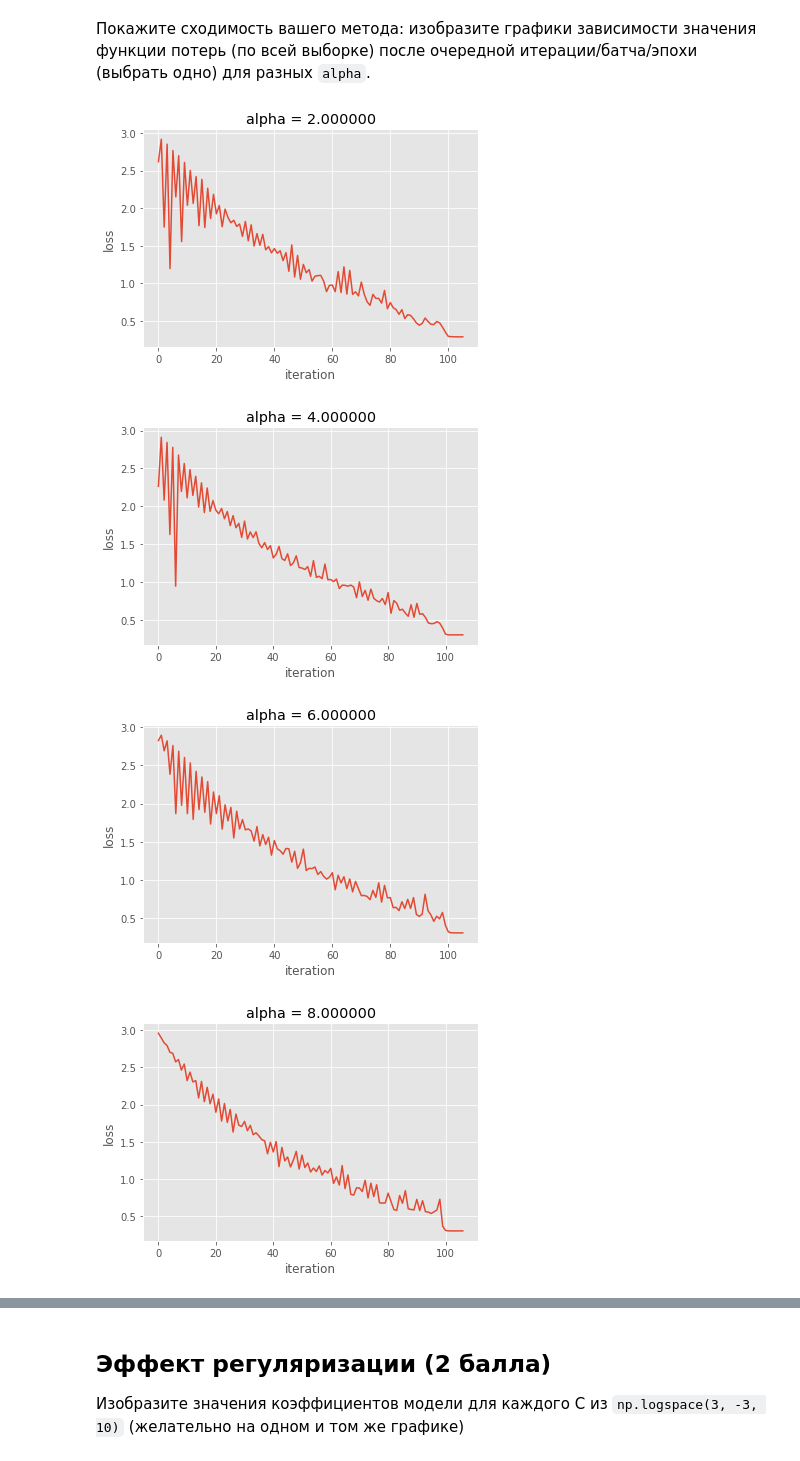
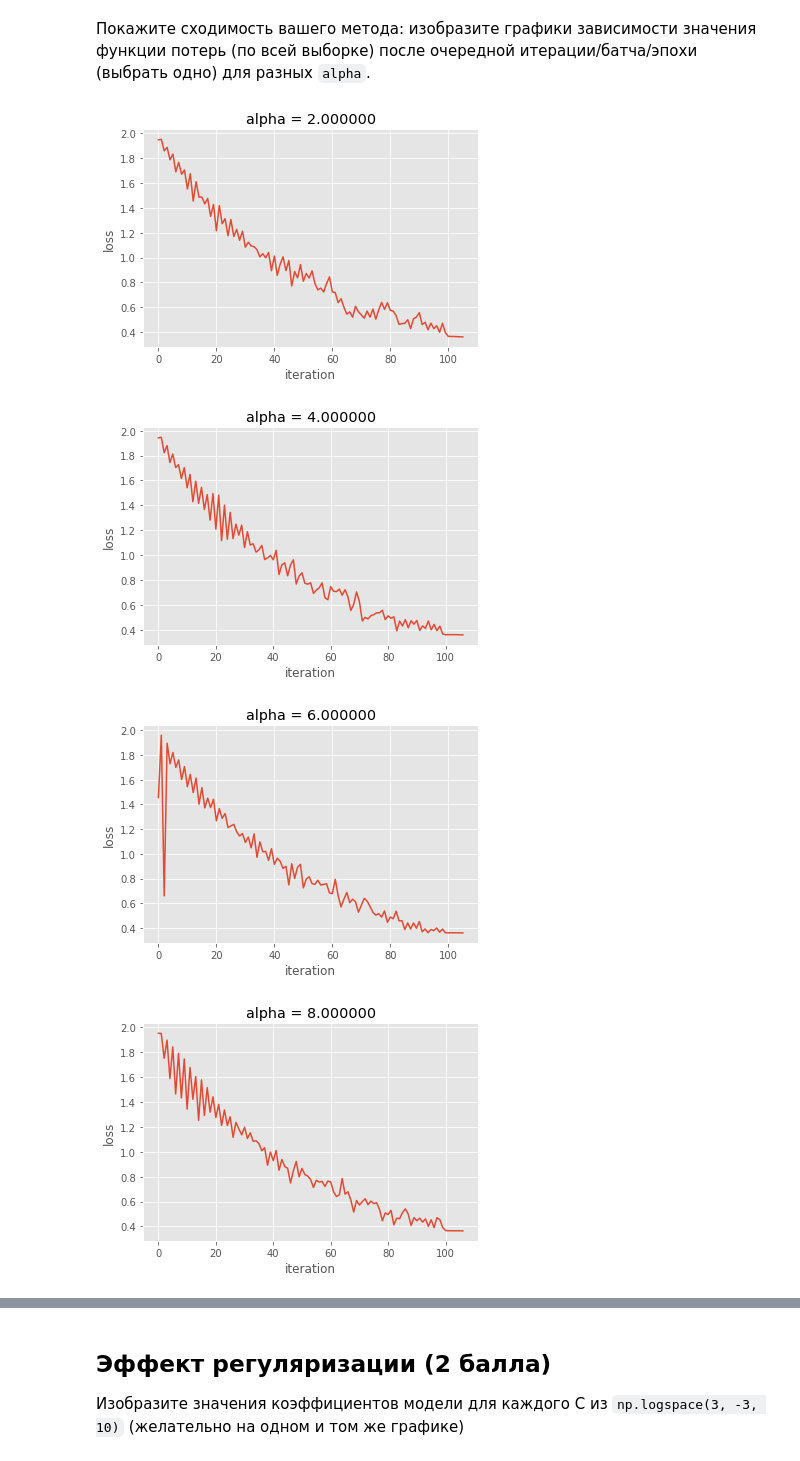
Before and after one commit to antosiv/dm1homework, a Jupyter notebook: 03/sivkov_hw3.ipynb, the cells around one changed output, grey strips where cells are left out. Saved outputs shown, nothing was run; the diff lists cells and outputs as text; code cells hidden in the pictures.

```diff
--- a/03/sivkov_hw3.ipynb
+++ b/03/sivkov_hw3.ipynb
@@ -243,8 +223,9 @@ X = np.vstack([gauss1, gauss2])
 y = np.r_[np.ones(200), np.zeros(200)]
 
 my_clf = MySGDClassifier(max_epoch=10)
-my_clf.fit(X, y, display_=['loss', 'gradient'])
+my_clf.fit(X, y)
 
+print(my_clf.model)
 plt.scatter(X[:, 0], X[:, 1], c=y)
 x = np.arange(-2, 9)
 y = -1 * (x * my_clf.model[1] + my_clf.model[0]) / my_clf.model[2]
@@ -279,17 +250,17 @@ X, y = make_classification(n_samples=100000, n_features=10,
 # %%
 # вручную подбирал параметры, при большем числе итераций loss стабильный
 for i in range(6):
     alpha = 2 * (i + 1)
-    my_clf = MySGDClassifier(alpha=alpha, max_epoch=1, batch_size=1024)
+    my_clf = MySGDClassifier(alpha=alpha, max_epoch=1, batch_size=1024, C=0.5)
     loss = my_clf.fit(X, y, count_losses=True)
     plt.figure(i + 1)
     plt.xlabel('iteration')
     plt.ylabel('loss')
     plt.title('alpha = %f' % alpha)
 
     plt.plot(np.arange(len(loss[1])), loss[1])
 # %% [output]
-[figure, old version]
+[figure, new version]
-[figure, old version]
+[figure, new version]
-[figure, old version]
+[figure, new version]
-[figure, old version]
+[figure, new version]
```
Also changed, not shown: parts of 23 cells of this notebook.
